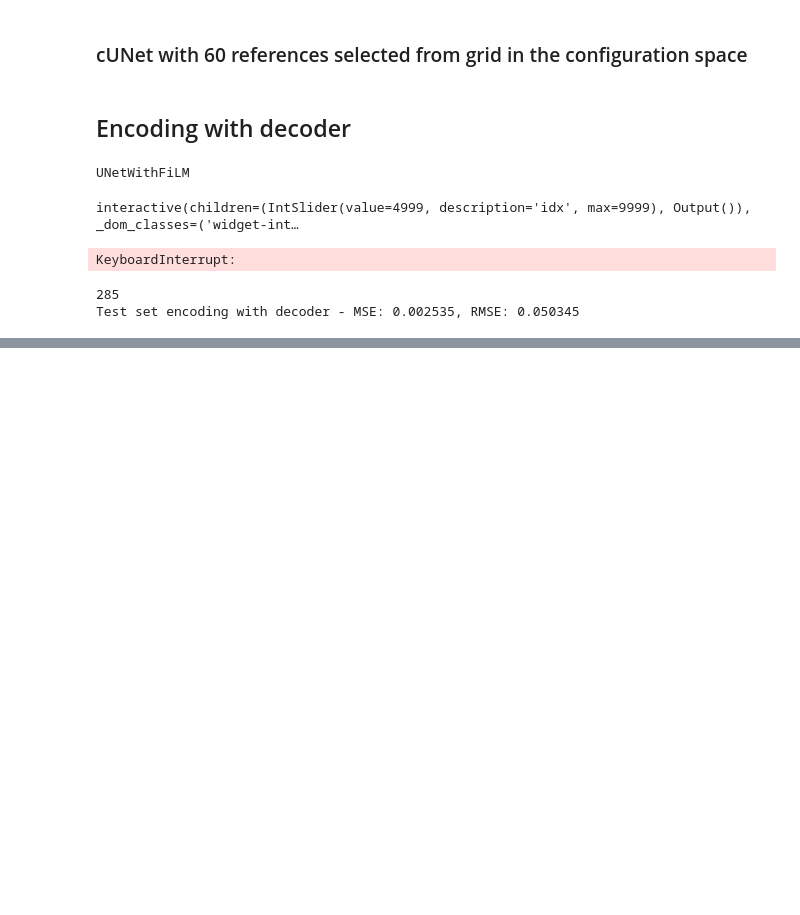
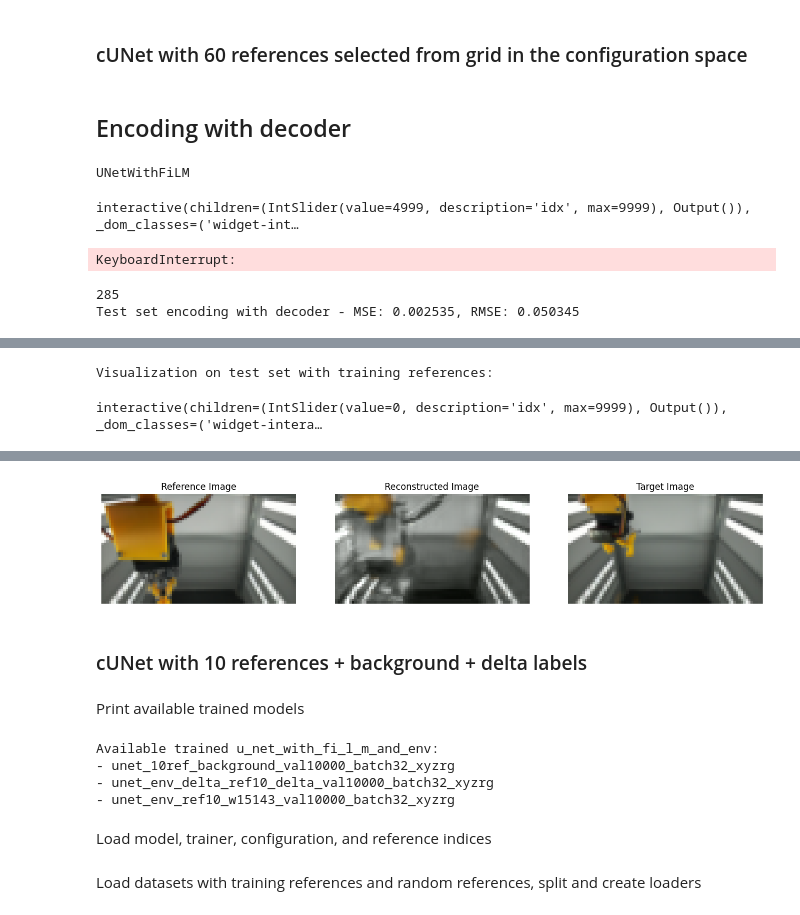
Before and after one commit to GiacomoBillo/cloudgripper-visual-autoencoder, a Jupyter notebook: visual_autoencoder/demo.ipynb, the cells around one changed output, grey strips where cells are left out. Drawn from its saved outputs; the diff is of its cells as text; code cells hidden in the pictures; blank space fills up the shorter version.

```diff
--- a/visual_autoencoder/demo.ipynb
+++ b/visual_autoencoder/demo.ipynb
@@ -975,0 +1171,6 @@ Test set encoding with decoder - MSE: 0.002535, RMSE: 0.050345
+# %%
+from conditioned_UNet import UNetWithFiLM
+dir = "trained_models_cluster"
+decoder_type = "u_net_with_fi_l_m"
+trained_decoders = os.listdir(os.path.join(dir, decoder_type))
+print(f"Available trained {decoder_type}:", *trained_decoders, sep="\n- ")
@@ -975,0 +1188,4 @@ Test set encoding with decoder - MSE: 0.002535, RMSE: 0.050345
+# %%
+MODEL_TO_LOAD = "cnet_1ref_val10000_batch32_xyzrg"
+model_path = os.path.join(dir, decoder_type, MODEL_TO_LOAD)
+cnet_1ref, cnet_1ref_trainer, config, references_indices = load_model(UNetWithFiLM, model_path)
@@ -975,0 +1194,21 @@ Test set encoding with decoder - MSE: 0.002535, RMSE: 0.050345
+# %%
+if references_indices:
+    num_references = len(references_indices)
+    print(f"Number of references used in training: {num_references}")
+
+# dataset with references used in training
+datasets_ref, loaders_ref =load_dataset(path=FULL_DATASET_PATH,
+                                        split=FULL_DATASET_SPLIT,
+                                        references=True,
+                                        validation_split=[10000,10000],
+                                        reference_indices=references_indices)
+print("References used for training: [0]")
+
+# # dataset with random references
+# random_references = np.random.choice(len(datasets_ref["all"]), size=1, replace=False).tolist()
+# datasets_rand_ref, loaders_rand_ref = load_dataset(path=FULL_DATASET_PATH,
+#                                                     split=FULL_DATASET_SPLIT,
+#                                                     references=True,
+#                                                     validation_split=[10000,10000],
+#                                                     reference_indices=random_references)
+# print("Random references:", datasets_rand_ref["all"].ref_indices.tolist())
@@ -975,0 +1242,7 @@ Test set encoding with decoder - MSE: 0.002535, RMSE: 0.050345
+# %%
+print("Visualization on test set with training references:")
+slider_reference_vs_reconstruction_vs_target(datasets_ref["test"], cnet_1ref_trainer)
+show_sample_reference_vs_reconstruction_vs_target(datasets_ref["test"], cnet_1ref_trainer, idx=0) # placeholder
+# %% [output]
+Visualization on test set with training references:
+interactive(children=(IntSlider(value=0, description='idx', max=9999), Output()), _dom_classes=('widget-intera…
@@ -975,0 +1255 @@ Test set encoding with decoder - MSE: 0.002535, RMSE: 0.050345
+[figure, added]
@@ -975,0 +1260,17 @@ Test set encoding with decoder - MSE: 0.002535, RMSE: 0.050345
+# %% [markdown]
+### cUNet with 10 references + background + delta labels
+# %% [markdown]
+Print available trained models
+# %%
+from conditioned_UNet import UNetWithFiLMAndEnv
+dir = "trained_models_cluster"
+decoder_type = "u_net_with_fi_l_m_and_env"
+trained_decoders = os.listdir(os.path.join(dir, decoder_type))
+print(f"Available trained {decoder_type}:", *trained_decoders, sep="\n- ")
+# %% [output]
+Available trained u_net_with_fi_l_m_and_env:
+- unet_10ref_background_val10000_batch32_xyzrg
+- unet_env_delta_ref10_delta_val10000_batch32_xyzrg
+- unet_env_ref10_w15143_val10000_batch32_xyzrg
+# %% [markdown]
+Load model, trainer, configuration, and reference indices
@@ -975,0 +1281,2 @@ Test set encoding with decoder - MSE: 0.002535, RMSE: 0.050345
+# %% [markdown]
+Load datasets with training references and random references, split and create loaders
```
Also changed, not shown: parts of 117 cells of this notebook.
